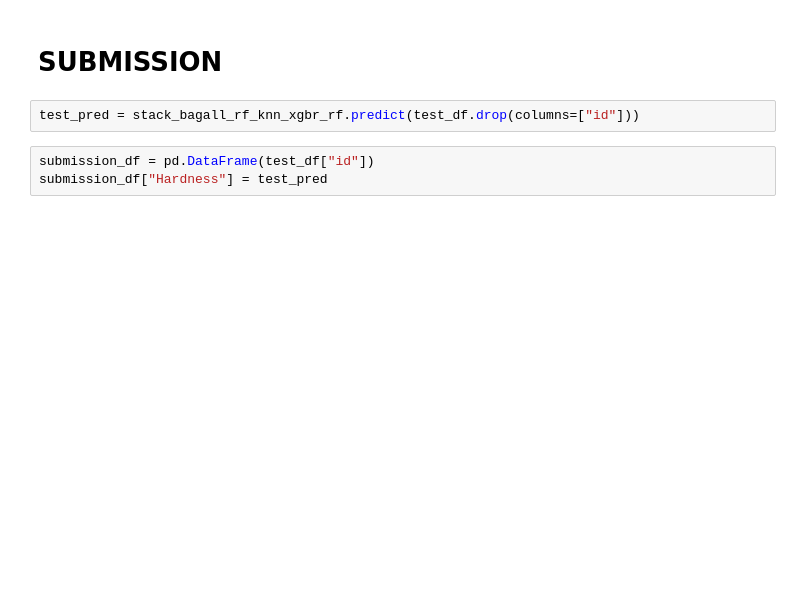
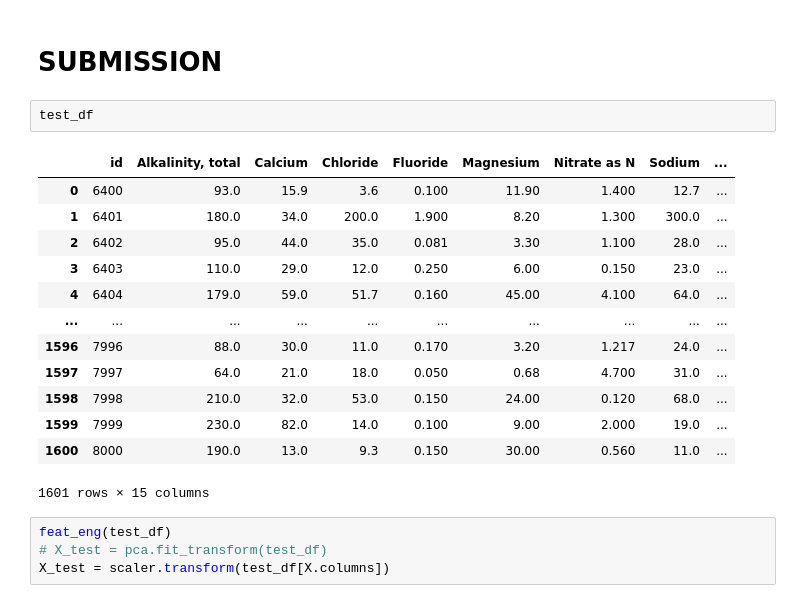
Before and after one commit to evelynnn04/CompfestDSA, a Jupyter notebook: MED_CompfestDSA.ipynb, the cells around one changed output. Saved outputs shown, nothing was run; the diff lists cells and outputs as text; blank space fills up the shorter version.

```diff
--- a/MED_CompfestDSA.ipynb
+++ b/MED_CompfestDSA.ipynb
@@ -825,7 +1420,22 @@ Average score 0.8994190382018179
 # %% [markdown]
 # SUBMISSION
-# %%
-test_pred = stack_bagall_rf_knn_xgbr_rf.predict(test_df.drop(columns=["id"]))
-# %%
-submission_df = pd.DataFrame(test_df["id"])
-submission_df["Hardness"] = test_pred
+# %%
+test_df
+# %% [output]
+|  | id | Alkalinity, total | Calcium | Chloride | Fluoride | Magnesium | Nitrate as N | Sodium | ... |
+| 0 | 6400 | 93.0 | 15.9 | 3.6 | 0.100 | 11.90 | 1.400 | 12.7 | ... |
+| 1 | 6401 | 180.0 | 34.0 | 200.0 | 1.900 | 8.20 | 1.300 | 300.0 | ... |
+| 2 | 6402 | 95.0 | 44.0 | 35.0 | 0.081 | 3.30 | 1.100 | 28.0 | ... |
+| 3 | 6403 | 110.0 | 29.0 | 12.0 | 0.250 | 6.00 | 0.150 | 23.0 | ... |
+| 4 | 6404 | 179.0 | 59.0 | 51.7 | 0.160 | 45.00 | 4.100 | 64.0 | ... |
+| ... | ... | ... | ... | ... | ... | ... | ... | ... | ... |
+| 1596 | 7996 | 88.0 | 30.0 | 11.0 | 0.170 | 3.20 | 1.217 | 24.0 | ... |
+| 1597 | 7997 | 64.0 | 21.0 | 18.0 | 0.050 | 0.68 | 4.700 | 31.0 | ... |
+| 1598 | 7998 | 210.0 | 32.0 | 53.0 | 0.150 | 24.00 | 0.120 | 68.0 | ... |
+| 1599 | 7999 | 230.0 | 82.0 | 14.0 | 0.100 | 9.00 | 2.000 | 19.0 | ... |
+| 1600 | 8000 | 190.0 | 13.0 | 9.3 | 0.150 | 30.00 | 0.560 | 11.0 | ... |
+1601 rows × 15 columns
+# %%
+feat_eng(test_df)
+# X_test = pca.fit_transform(test_df)
+X_test = scaler.transform(test_df[X.columns])
```
Also changed, not shown: parts of 98 cells of this notebook, 24 other files.
